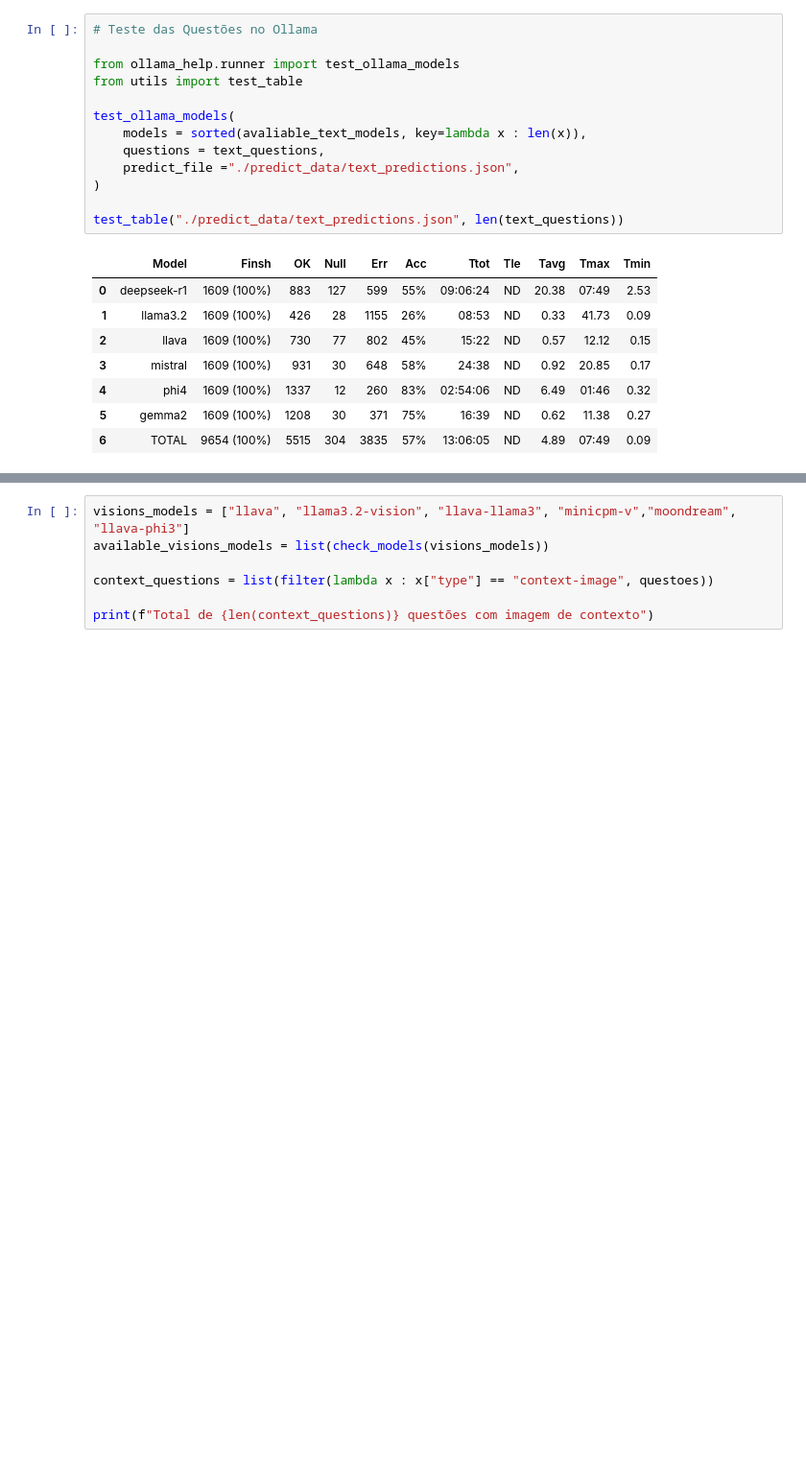
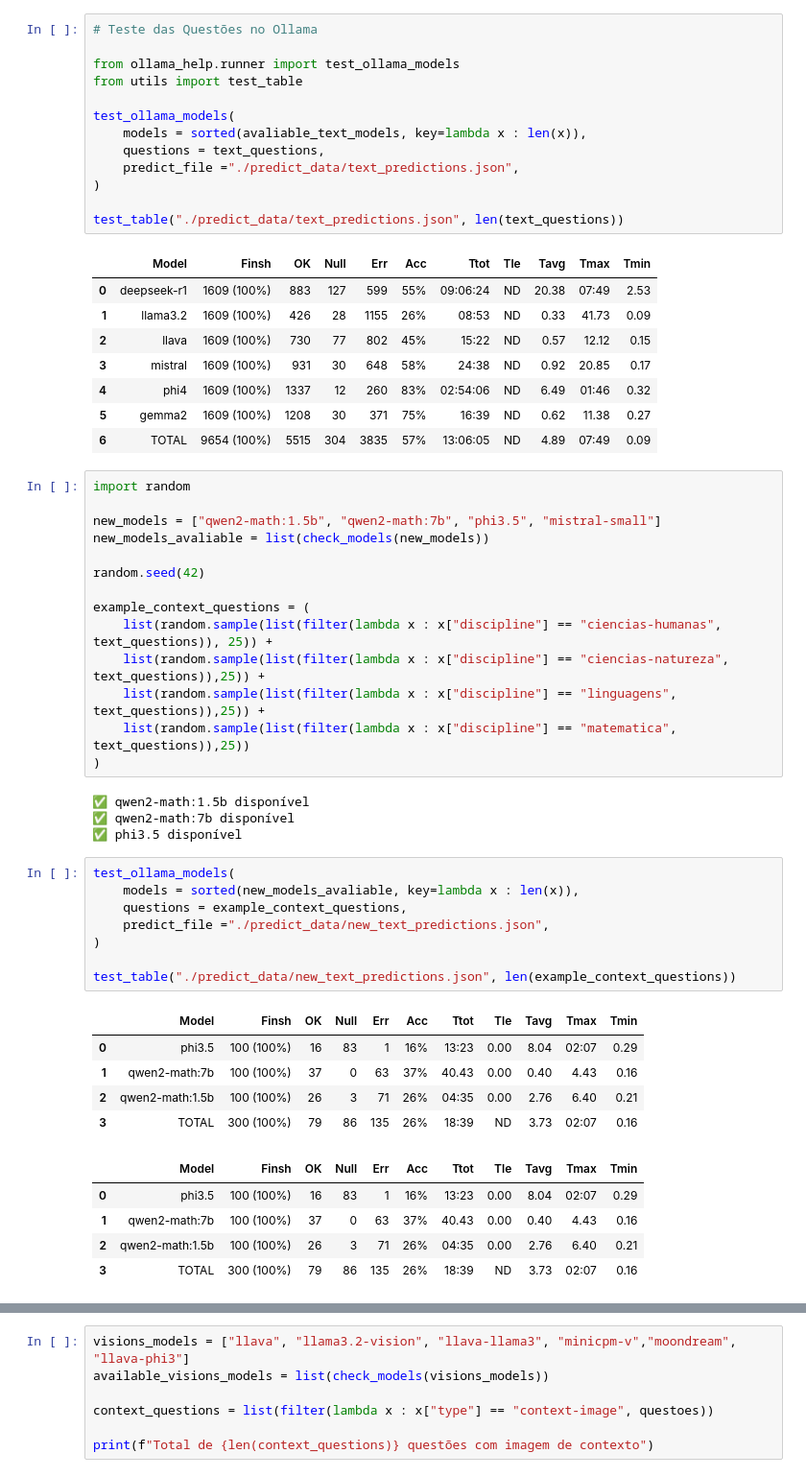
Before and after one commit to rubdelima/estuda-ia, a Jupyter notebook: 01-Predict.ipynb, the cells around one changed output, grey strips where cells are left out. Shown at 96% size. Drawn from its saved outputs; the diff is of its cells as text; blank space fills up the shorter version.

```diff
--- a/01-Predict.ipynb
+++ b/01-Predict.ipynb
@@ -46,3 +46,40 @@ test_table("./predict_data/text_predictions.json", len(text_questions))
 | 4 | phi4 | 1609 (100%) | 1337 | 12 | 260 | 83% | 02:54:06 | ND | 6.49 | 01:46 | 0.32 |
 | 5 | gemma2 | 1609 (100%) | 1208 | 30 | 371 | 75% | 16:39 | ND | 0.62 | 11.38 | 0.27 |
 | 6 | TOTAL | 9654 (100%) | 5515 | 304 | 3835 | 57% | 13:06:05 | ND | 4.89 | 07:49 | 0.09 |
+# %%
+import random
+
+new_models = ["qwen2-math:1.5b", "qwen2-math:7b", "phi3.5", "mistral-small"]
+new_models_avaliable = list(check_models(new_models))
+
+random.seed(42)
+
+example_context_questions = (
+    list(random.sample(list(filter(lambda x : x["discipline"] == "ciencias-humanas", text_questions)), 25)) +
+    list(random.sample(list(filter(lambda x : x["discipline"] == "ciencias-natureza", text_questions)),25)) +
+    list(random.sample(list(filter(lambda x : x["discipline"] == "linguagens", text_questions)),25)) +
+    list(random.sample(list(filter(lambda x : x["discipline"] == "matematica", text_questions)),25))
+)
+# %% [output]
+✅ qwen2-math:1.5b disponível
+✅ qwen2-math:7b disponível
+✅ phi3.5 disponível
+# %%
+test_ollama_models(
+    models = sorted(new_models_avaliable, key=lambda x : len(x)),
+    questions = example_context_questions,
+    predict_file ="./predict_data/new_text_predictions.json",
+)
+
+test_table("./predict_data/new_text_predictions.json", len(example_context_questions))
+# %% [output]
+|  | Model | Finsh | OK | Null | Err | Acc | Ttot | Tle | Tavg | Tmax | Tmin |
+| 0 | phi3.5 | 100 (100%) | 16 | 83 | 1 | 16% | 13:23 | 0.00 | 8.04 | 02:07 | 0.29 |
+| 1 | qwen2-math:7b | 100 (100%) | 37 | 0 | 63 | 37% | 40.43 | 0.00 | 0.40 | 4.43 | 0.16 |
+| 2 | qwen2-math:1.5b | 100 (100%) | 26 | 3 | 71 | 26% | 04:35 | 0.00 | 2.76 | 6.40 | 0.21 |
+| 3 | TOTAL | 300 (100%) | 79 | 86 | 135 | 26% | 18:39 | ND | 3.73 | 02:07 | 0.16 |
+|  | Model | Finsh | OK | Null | Err | Acc | Ttot | Tle | Tavg | Tmax | Tmin |
+| 0 | phi3.5 | 100 (100%) | 16 | 83 | 1 | 16% | 13:23 | 0.00 | 8.04 | 02:07 | 0.29 |
+| 1 | qwen2-math:7b | 100 (100%) | 37 | 0 | 63 | 37% | 40.43 | 0.00 | 0.40 | 4.43 | 0.16 |
+| 2 | qwen2-math:1.5b | 100 (100%) | 26 | 3 | 71 | 26% | 04:35 | 0.00 | 2.76 | 6.40 | 0.21 |
+| 3 | TOTAL | 300 (100%) | 79 | 86 | 135 | 26% | 18:39 | ND | 3.73 | 02:07 | 0.16 |
```
Also changed, not shown: parts of 11 cells of this notebook, 5 other files.
